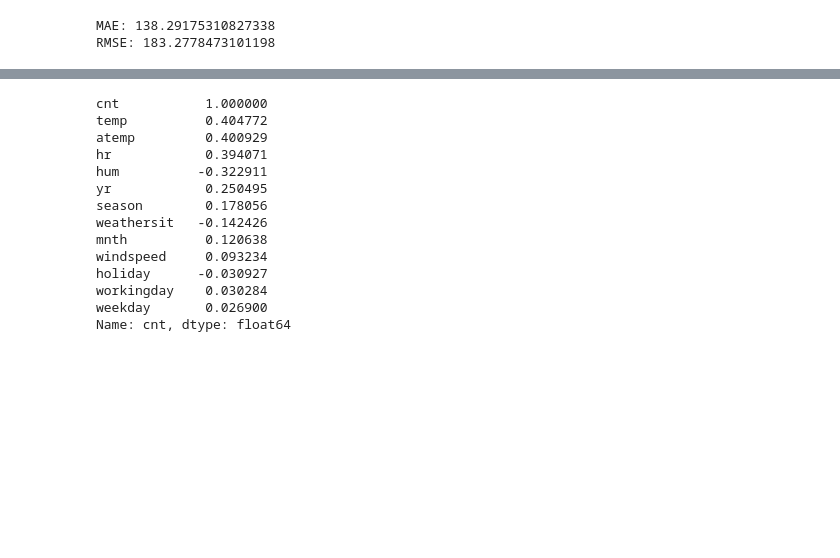
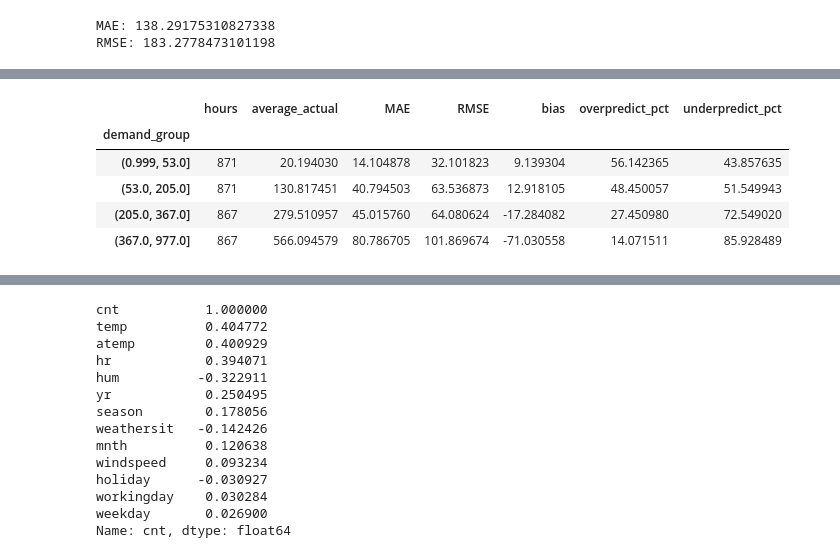
Before and after one commit to VIKI484/Predicting-bike-rentals, a Jupyter notebook: Regression.ipynb, the cells around one changed output, grey strips where cells are left out. Saved outputs shown, nothing was run; the diff lists cells and outputs as text; code cells hidden in the pictures; blank space fills up the shorter version.

```diff
--- a/Regression.ipynb
+++ b/Regression.ipynb
@@ -163,0 +279,33 @@ pd.DataFrame(results).T
+# %%
+evaluation = pd.DataFrame({
+    "actual": y_test.to_numpy(),
+    "predicted": predictions
+}, index=y_test.index)
+
+# Positive error = the model overpredicted; negative = underpredicted.
+evaluation["error"] = evaluation["predicted"] - evaluation["actual"]
+evaluation["abs_error"] = evaluation["error"].abs()
+
+# Divide the test rows into demand quartiles; drop duplicate bin edges if needed.
+evaluation["demand_group"] = pd.qcut(
+    evaluation["actual"], q=4, duplicates="drop"
+)
+
+error_by_demand = evaluation.groupby("demand_group", observed=True).agg(
+    hours=("actual", "size"),
+    average_actual=("actual", "mean"),
+    MAE=("abs_error", "mean"),
+    RMSE=("error", lambda e: np.sqrt((e ** 2).mean())),
+    bias=("error", "mean"),
+    overpredict_pct=("error", lambda e: (e > 0).mean() * 100),
+    underpredict_pct=("error", lambda e: (e < 0).mean() * 100)
+)
+
+error_by_demand
+# %% [output]
+|  | hours | average_actual | MAE | RMSE | bias | overpredict_pct | underpredict_pct |
+| demand_group |  |  |  |  |  |  |  |
+| (0.999, 53.0] | 871 | 20.194030 | 14.104878 | 32.101823 | 9.139304 | 56.142365 | 43.857635 |
+| (53.0, 205.0] | 871 | 130.817451 | 40.794503 | 63.536873 | 12.918105 | 48.450057 | 51.549943 |
+| (205.0, 367.0] | 867 | 279.510957 | 45.015760 | 64.080624 | -17.284082 | 27.450980 | 72.549020 |
+| (367.0, 977.0] | 867 | 566.094579 | 80.786705 | 101.869674 | -71.030558 | 14.071511 | 85.928489 |
```
Also changed, not shown: parts of 22 cells of this notebook.
